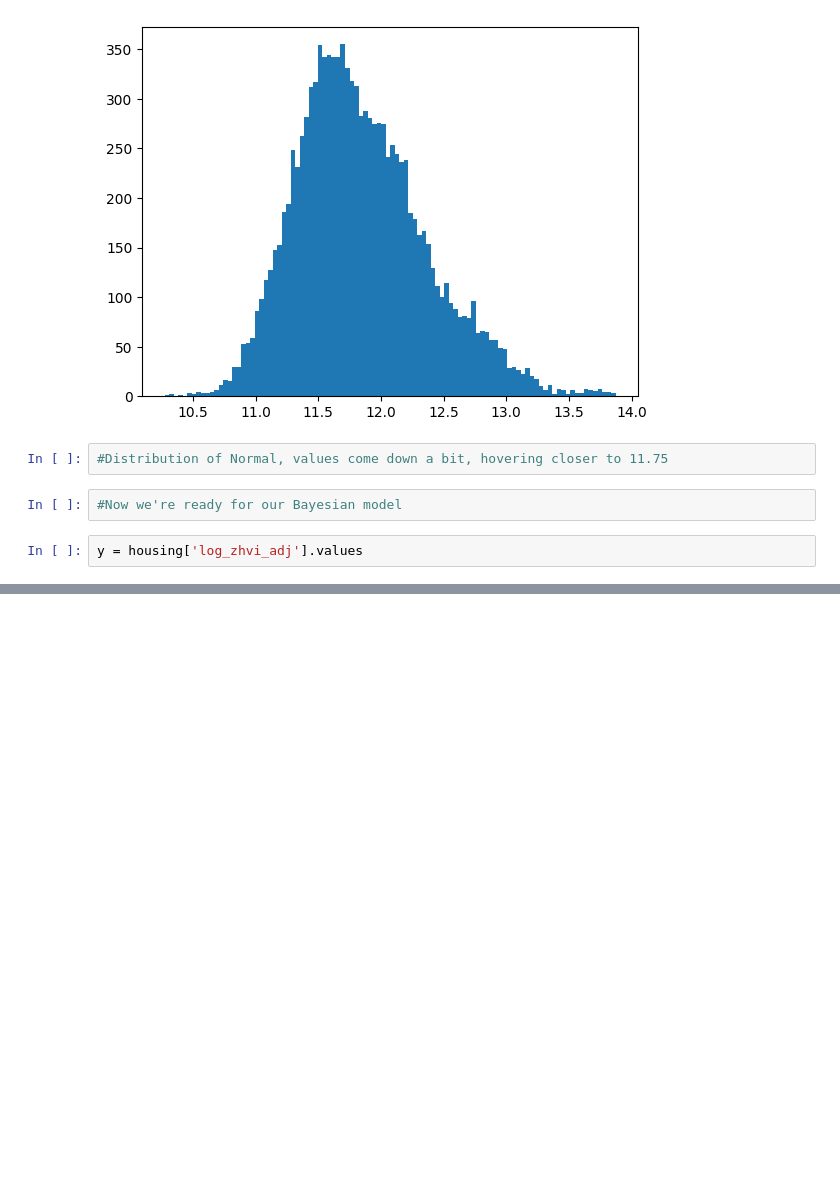
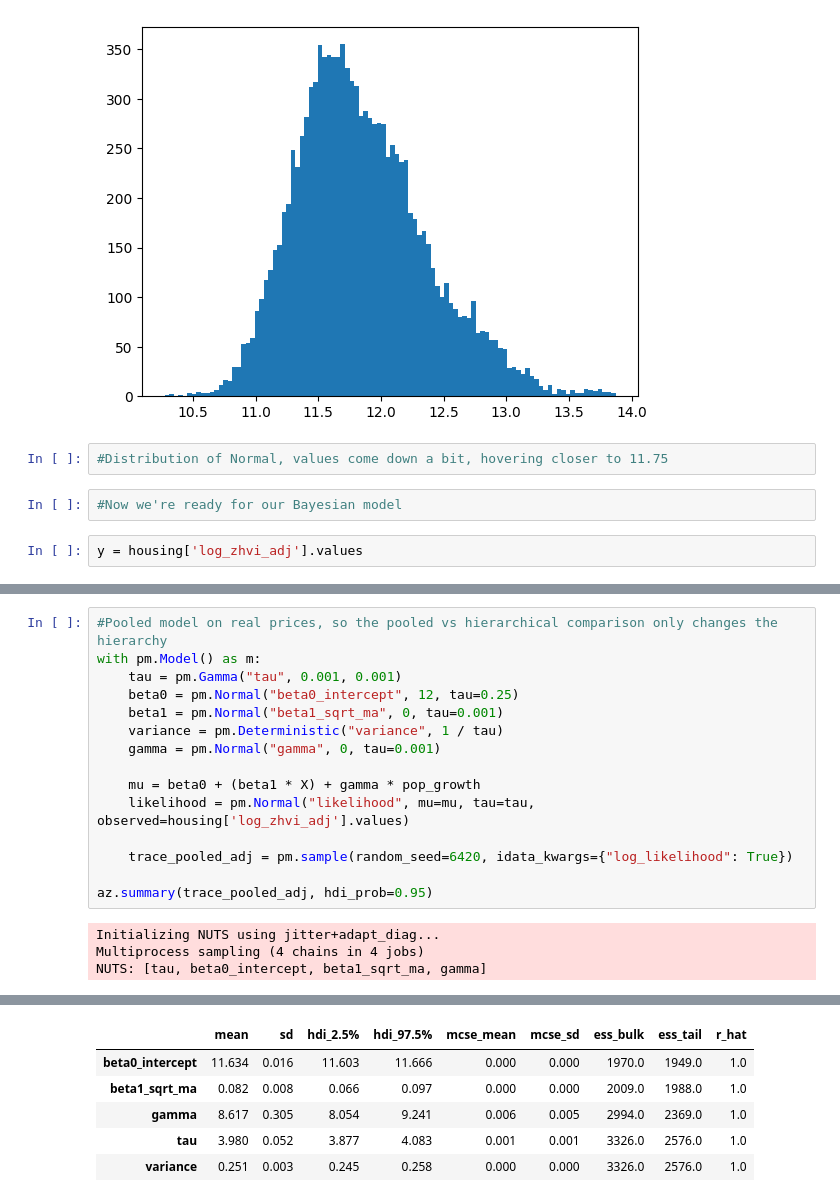
Before and after one commit to mawi510/lihtc-bayesian-analysis, a Jupyter notebook: notebooks/04_housing_value_models.ipynb, the cells around one changed output, grey strips where cells are left out. Cells and saved outputs as stored; diff of their text form; blank space fills up the shorter version.

```diff
--- a/notebooks/04_housing_value_models.ipynb
+++ b/notebooks/04_housing_value_models.ipynb
@@ -602,0 +671,19 @@ az.compare({"Hierarchy w Pop": trace_hier_pop, "Hierarchy w Pop and Norm": trace
+# %%
+#Pooled model on real prices, so the pooled vs hierarchical comparison only changes the hierarchy
+with pm.Model() as m:
+    tau = pm.Gamma("tau", 0.001, 0.001)
+    beta0 = pm.Normal("beta0_intercept", 12, tau=0.25)
+    beta1 = pm.Normal("beta1_sqrt_ma", 0, tau=0.001)
+    variance = pm.Deterministic("variance", 1 / tau)
+    gamma = pm.Normal("gamma", 0, tau=0.001)
+
+    mu = beta0 + (beta1 * X) + gamma * pop_growth
+    likelihood = pm.Normal("likelihood", mu=mu, tau=tau, observed=housing['log_zhvi_adj'].values)
+
+    trace_pooled_adj = pm.sample(random_seed=6420, idata_kwargs={"log_likelihood": True})
+
+az.summary(trace_pooled_adj, hdi_prob=0.95)
+# %% [output]
+Initializing NUTS using jitter+adapt_diag...
+Multiprocess sampling (4 chains in 4 jobs)
+NUTS: [tau, beta0_intercept, beta1_sqrt_ma, gamma]
@@ -602,0 +693,6 @@ az.compare({"Hierarchy w Pop": trace_hier_pop, "Hierarchy w Pop and Norm": trace
+|  | mean | sd | hdi_2.5% | hdi_97.5% | mcse_mean | mcse_sd | ess_bulk | ess_tail | r_hat |
+| beta0_intercept | 11.634 | 0.016 | 11.603 | 11.666 | 0.000 | 0.000 | 1970.0 | 1949.0 | 1.0 |
+| beta1_sqrt_ma | 0.082 | 0.008 | 0.066 | 0.097 | 0.000 | 0.000 | 2009.0 | 1988.0 | 1.0 |
+| gamma | 8.617 | 0.305 | 8.054 | 9.241 | 0.006 | 0.005 | 2994.0 | 2369.0 | 1.0 |
+| tau | 3.980 | 0.052 | 3.877 | 4.083 | 0.001 | 0.001 | 3326.0 | 2576.0 | 1.0 |
+| variance | 0.251 | 0.003 | 0.245 | 0.258 | 0.000 | 0.000 | 3326.0 | 2576.0 | 1.0 |
```
Also changed, not shown: parts of 40 cells of this notebook, 9 other files.
